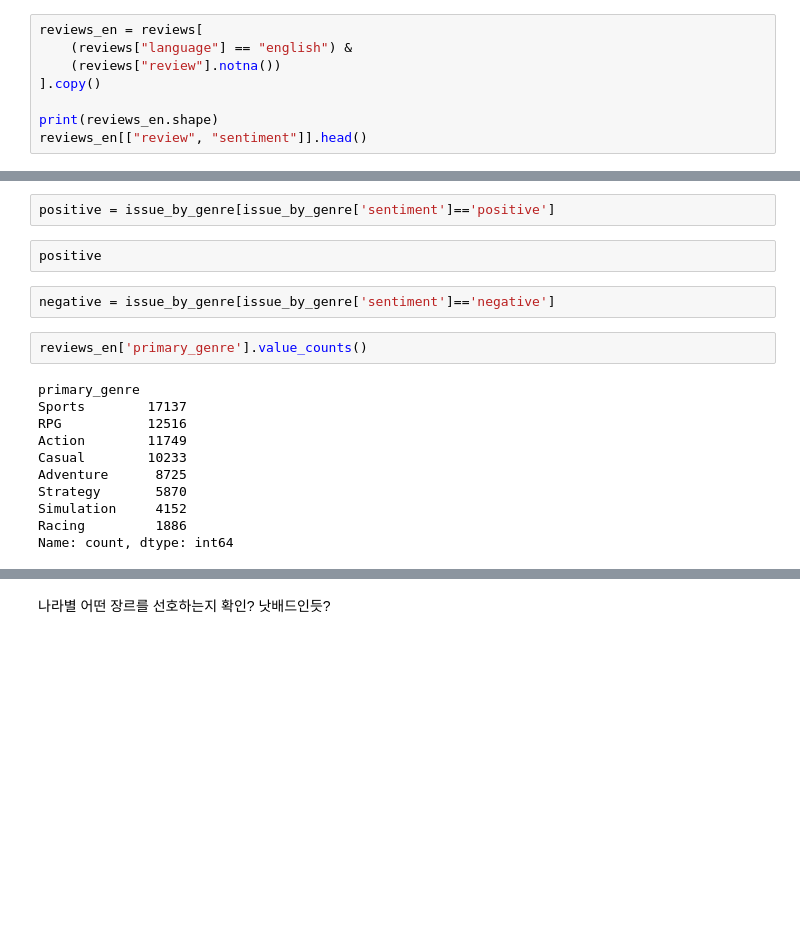
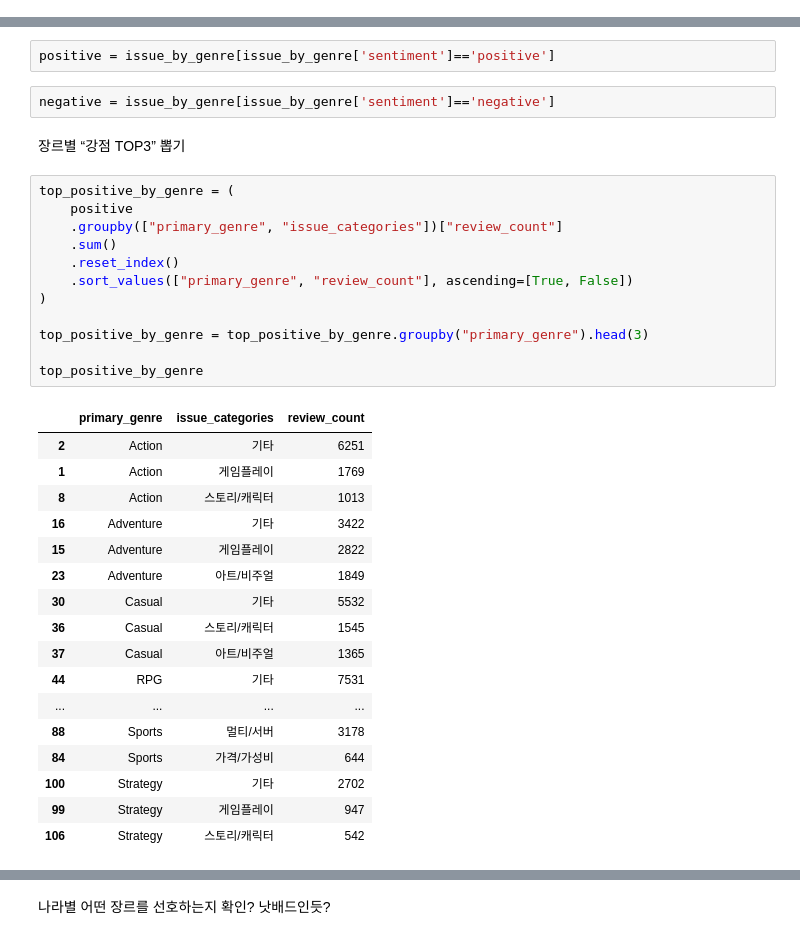
Before and after one commit to jinnyjinnyjinjin/steam-indie-game-analysis, a Jupyter notebook: src/notebooks/js/main_analysis/review.ipynb, the cells around one changed output, grey strips where cells are left out. Drawn from its saved outputs; the diff is of its cells as text; blank space fills up the shorter version.

```diff
--- a/src/notebooks/js/main_analysis/review.ipynb
+++ b/src/notebooks/js/main_analysis/review.ipynb
@@ -457,11 +460,3 @@ monthly_review.head()
 영어로 작성된 리뷰로 먼저 확인작업 진행
 # %% [markdown]
 전처리
-# %%
-reviews_en = reviews[
-    (reviews["language"] == "english") &
-    (reviews["review"].notna())
-].copy()
-
-print(reviews_en.shape)
-reviews_en[["review", "sentiment"]].head()
@@ -887,19 +876,36 @@ issue_by_genre
 # %%
 positive = issue_by_genre[issue_by_genre['sentiment']=='positive']
-# %%
-positive
 # %%
 negative = issue_by_genre[issue_by_genre['sentiment']=='negative']
-# %%
-reviews_en['primary_genre'].value_counts()
-# %% [output]
-primary_genre
-Sports        17137
-RPG           12516
-Action        11749
-Casual        10233
-Adventure      8725
-Strategy       5870
-Simulation     4152
-Racing         1886
-Name: count, dtype: int64
+# %% [markdown]
+장르별 “강점 TOP3” 뽑기
+# %%
+top_positive_by_genre = (
+    positive
+    .groupby(["primary_genre", "issue_categories"])["review_count"]
+    .sum()
+    .reset_index()
+    .sort_values(["primary_genre", "review_count"], ascending=[True, False])
+)
+
+top_positive_by_genre = top_positive_by_genre.groupby("primary_genre").head(3)
+
+top_positive_by_genre
+# %% [output]
+|  | primary_genre | issue_categories | review_count |
+| 2 | Action | 기타 | 6251 |
+| 1 | Action | 게임플레이 | 1769 |
+| 8 | Action | 스토리/캐릭터 | 1013 |
+| 16 | Adventure | 기타 | 3422 |
+| 15 | Adventure | 게임플레이 | 2822 |
+| 23 | Adventure | 아트/비주얼 | 1849 |
+| 30 | Casual | 기타 | 5532 |
+| 36 | Casual | 스토리/캐릭터 | 1545 |
+| 37 | Casual | 아트/비주얼 | 1365 |
+| 44 | RPG | 기타 | 7531 |
+| ... | ... | ... | ... |
+| 88 | Sports | 멀티/서버 | 3178 |
+| 84 | Sports | 가격/가성비 | 644 |
+| 100 | Strategy | 기타 | 2702 |
+| 99 | Strategy | 게임플레이 | 947 |
+| 106 | Strategy | 스토리/캐릭터 | 542 |
```
Also changed, not shown: parts of 9 cells of this notebook, 1 other file.
